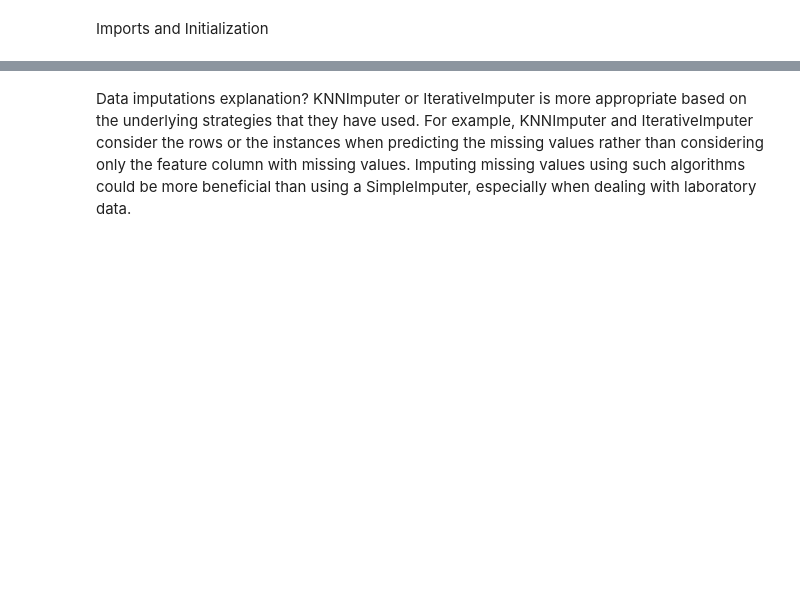
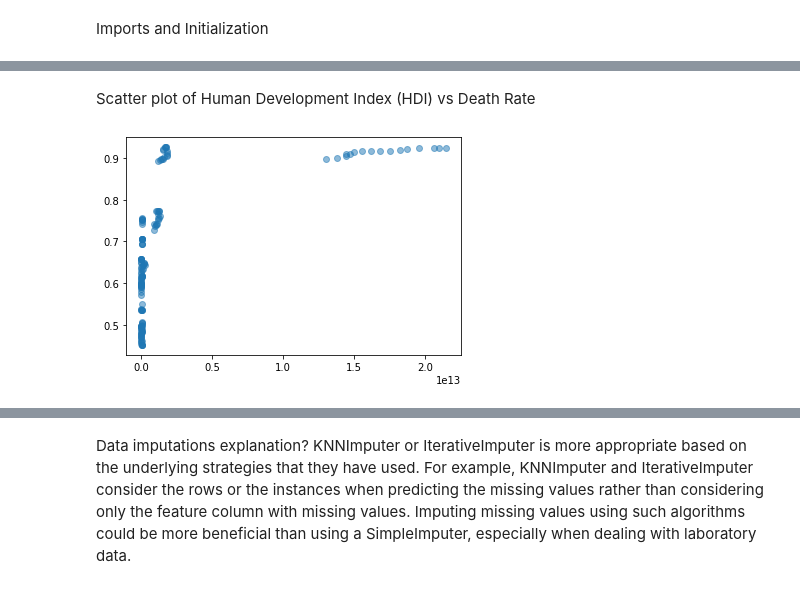
Before and after one commit to chrisvenczel/DataScience_DataMining, a Jupyter notebook: WorkBook.ipynb, the cells around one changed output, grey strips where cells are left out. Saved outputs shown, nothing was run; the diff lists cells and outputs as text; code cells hidden in the pictures; blank space fills up the shorter version.

```diff
--- a/WorkBook.ipynb
+++ b/WorkBook.ipynb
@@ -107,0 +83,15 @@ hello
+# %% [markdown]
+Scatter plot of Human Development Index (HDI) vs Death Rate
+# %%
+#N = 144
+#x = np.random.rand(N)
+#y = np.random.rand(N)
+#colors = np.random.rand(N)
+#area = (30 * np.random.rand(N))**2
+
+# scatter plot
+
+plt.scatter(keyIndicators['gdp'], keyIndicators['human_development_index'], alpha=0.5)
+plt.show()
+# %% [output]
+[figure, added]
```
Also changed, not shown: parts of 13 cells of this notebook.
